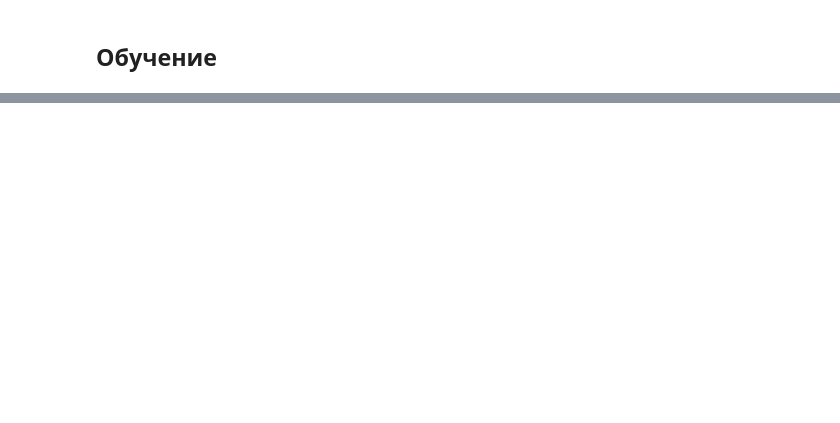
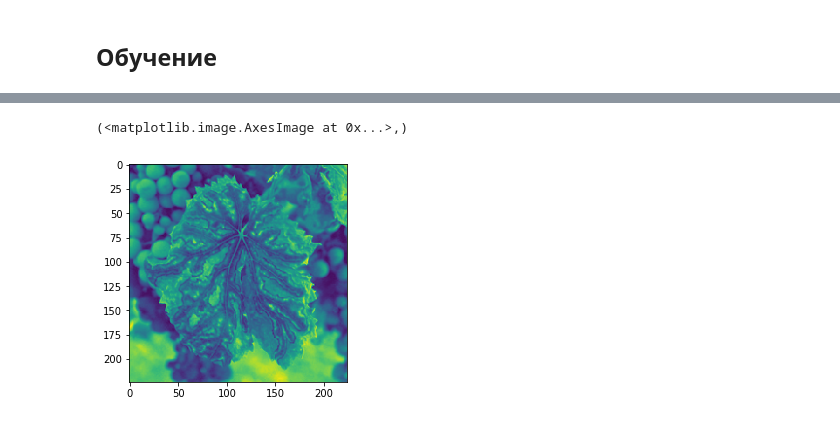
Before and after one commit to datdefboi/plants-health-detector, a Jupyter notebook: plants.ipynb, the cells around one changed output, grey strips where cells are left out. Saved outputs shown, nothing was run; the diff lists cells and outputs as text; code cells hidden in the pictures; blank space fills up the shorter version.

```diff
--- a/plants.ipynb
+++ b/plants.ipynb
@@ -231,0 +263,7 @@ draw(get_by_name('Grape-Chlorosis')[1][0])
+# %%
+pl1 = images[get_by_name('Grape-Esca')[1][0]].astype("int")
+# %%
+plt.imshow(pl1[:,:,0]),
+# %% [output]
+(<matplotlib.image.AxesImage at 0x...>,)
+[figure, added]
```
Also changed, not shown: parts of 38 cells of this notebook.
